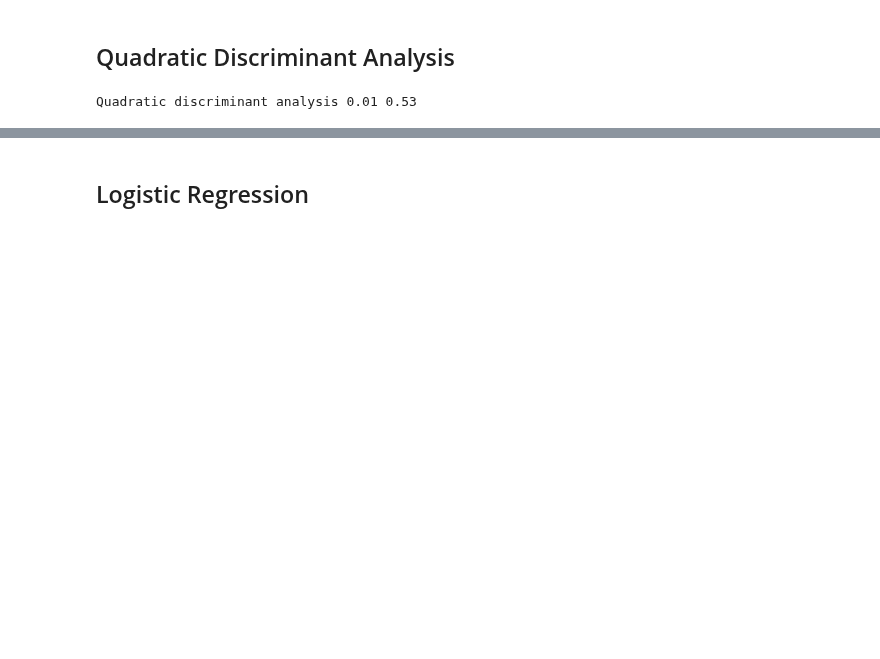
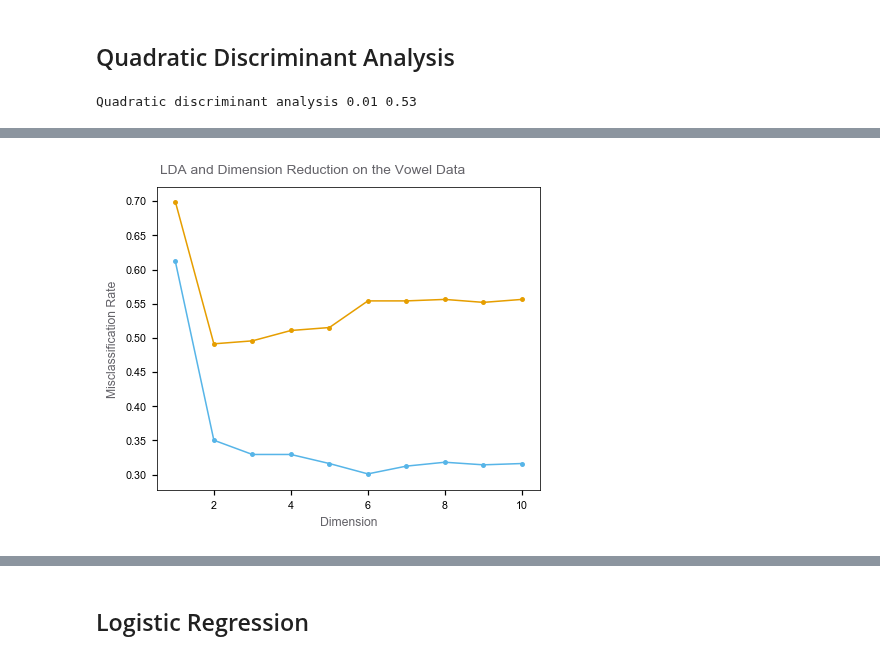
Before and after one commit to empathy87/The-Elements-of-Statistical-Learning-Python-Notebooks, a Jupyter notebook: examples/Vowel.ipynb, the cells around one changed output, grey strips where cells are left out. Cells and saved outputs as stored; diff of their text form; code cells hidden in the pictures; blank space fills up the shorter version.

```diff
--- a/examples/Vowel.ipynb
+++ b/examples/Vowel.ipynb
@@ -100,0 +200,22 @@ Quadratic discriminant analysis 0.01 0.53
+# %%
+X_r_test = lda.transform(X_test)
+dimension = list(range(1, 11))
+rda_train_error = []
+rda_test_error = []
+for i in range(1, 11):
+    rda = LinearDiscriminantAnalysis().fit(X_r[:,:i], y_train)
+    rda_train_error.append(1 - accuracy_score(y_train, rda.predict(X_r[:,:i])))
+    rda_test_error.append(1 - accuracy_score(y_test, rda.predict(X_r_test[:,:i])))
+# %%
+fig, ax1 = plt.subplots(figsize=(4.5, 3.65), dpi=110)
+ax1.scatter(dimension, rda_train_error, c=BLUE, s=5)
+ax1.scatter(dimension, rda_test_error, c=ORANGE, s=5)
+ax1.plot(dimension, rda_train_error, c=BLUE, linewidth=1)
+ax1.plot(dimension, rda_test_error, c=ORANGE, linewidth=1)
+ax1.text(0.6, 0.74, 'LDA and Dimension Reduction on the Vowel Data', color=GRAY4, fontsize=9)
+ax1.set_xlabel('Dimension', color=GRAY4, fontsize=8)
+ax1.set_ylabel('Misclassification Rate', color=GRAY4, fontsize=8)
+for i in ax1.get_yticklabels() + ax1.get_xticklabels():
+    i.set_fontsize(7)
+# %% [output]
+[figure, added]
```
Also changed, not shown: parts of 14 cells of this notebook.
